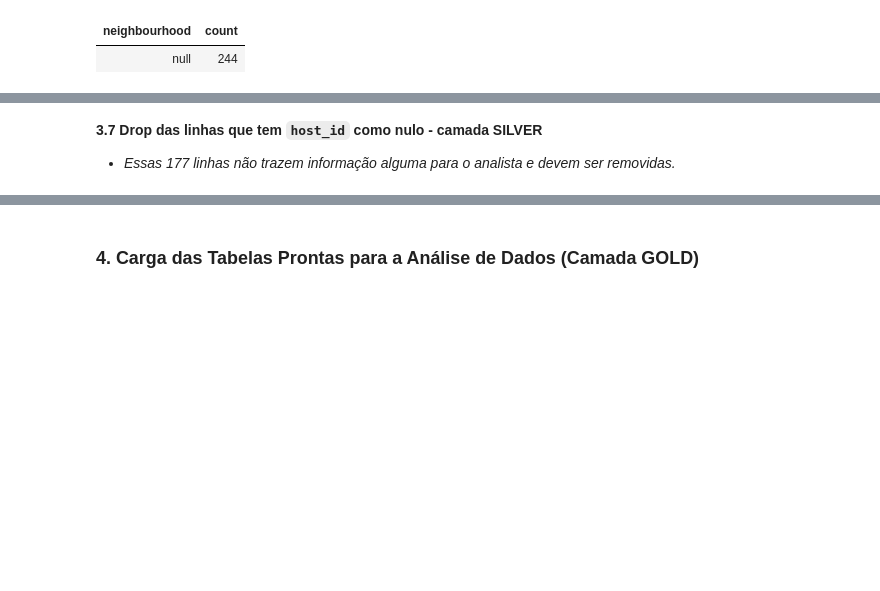
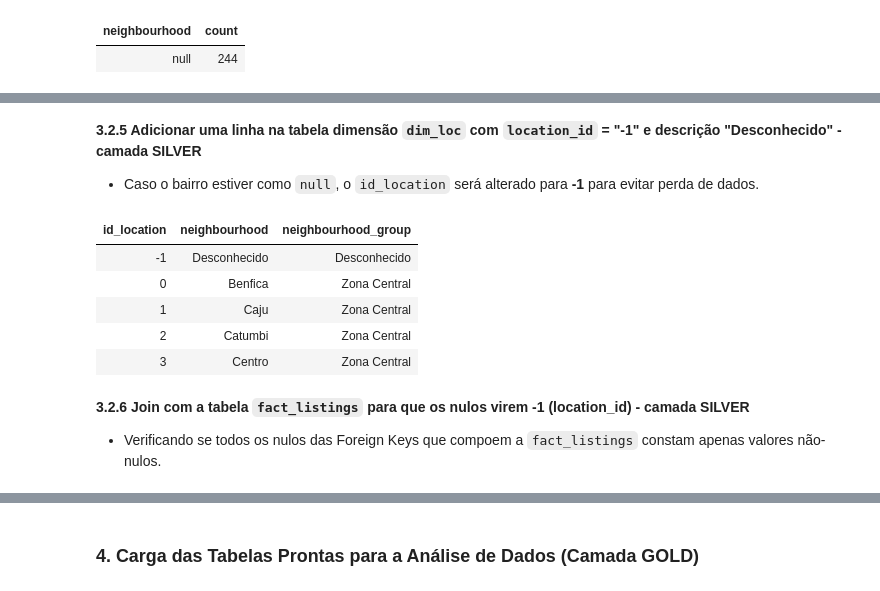
Before and after one commit to juliafarah/MVP_Data_Engineering, a Jupyter notebook: MVP_Pipeline_Airbnb_Rio.ipynb, the cells around one changed output, grey strips where cells are left out. Drawn from its saved outputs; the diff is of its cells as text; code cells hidden in the pictures; blank space fills up the shorter version.

```diff
--- a/MVP_Pipeline_Airbnb_Rio.ipynb
+++ b/MVP_Pipeline_Airbnb_Rio.ipynb
@@ -736,5 +737,33 @@ Contagem de host_id vazios: 177
-# %% [markdown]
-**3.7 Drop das linhas que tem `host_id` como nulo - camada SILVER**
-
-- _Essas 177 linhas não trazem informação alguma para o analista e devem ser removidas._
+# %% [markdown]
+**3.2.5 Adicionar uma linha na tabela dimensão `dim_loc` com `location_id` = "-1" e descrição "Desconhecido" - camada SILVER**
+
+- Caso o bairro estiver como `null`, o `id_location` será alterado para **-1** para evitar perda de dados.
+# %%
+
+from pyspark.sql.types import StructType, StructField, StringType, IntegerType
+
+# criar um DataFrame de 1 linha apenas para o "Desconhecido"
+schema_unknown = df_dim_location.schema
+
+data_unknown = [(-1, "Desconhecido", "Desconhecido")]
+
+df_unknown = spark.createDataFrame(data=data_unknown, schema=schema_unknown)
+
+# juntar (Union) os bairros reais com o bairro desconhecido
+df_dim_final = df_dim_location.union(df_unknown)
+
+df_dim_final.write.format("delta").mode("overwrite").option("overwriteSchema", "true").saveAsTable("silver.dim_location")
+
+display(df_dim_final.orderBy(col("id_location").asc()).limit(5))
+# %% [output]
+| id_location | neighbourhood | neighbourhood_group |
+| -1 | Desconhecido | Desconhecido |
+| 0 | Benfica | Zona Central |
+| 1 | Caju | Zona Central |
+| 2 | Catumbi | Zona Central |
+| 3 | Centro | Zona Central |
+# %% [markdown]
+**3.2.6 Join com a tabela `fact_listings` para que os nulos virem -1 (location_id) - camada SILVER**
+
+- Verificando se todos os nulos das Foreign Keys que compoem a `fact_listings` constam apenas valores não-nulos.
 # %%
```
Also changed, not shown: parts of 18 cells of this notebook.
